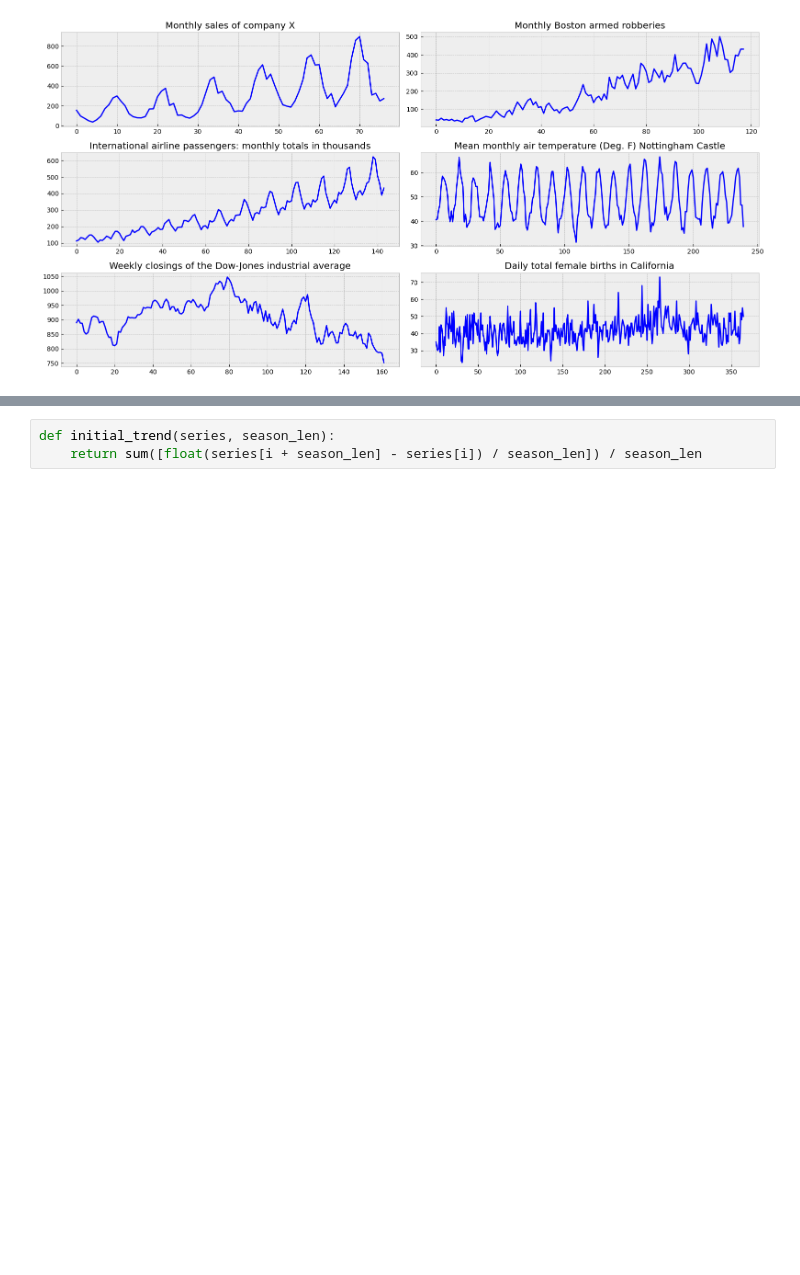
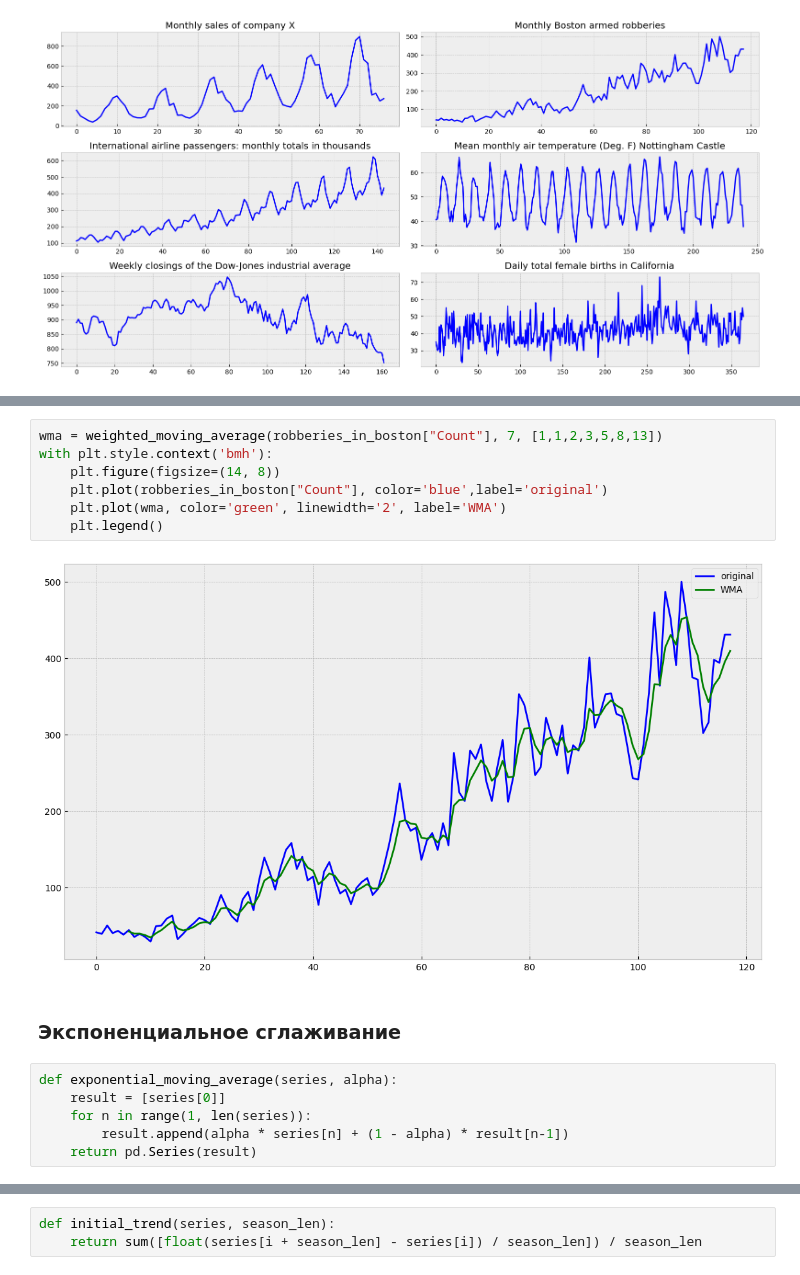
Before and after one commit to Borevi4/Borevi4, a Jupyter notebook: Практика_HW_2.ipynb, the cells around one changed output, grey strips where cells are left out. Cells and saved outputs as stored; diff of their text form; blank space fills up the shorter version.

```diff
--- a/Практика_HW_2.ipynb
+++ b/Практика_HW_2.ipynb
@@ -71,0 +146,17 @@ with plt.style.context('bmh'):
+# %%
+wma = weighted_moving_average(robberies_in_boston["Count"], 7, [1,1,2,3,5,8,13])
+with plt.style.context('bmh'):
+    plt.figure(figsize=(14, 8))
+    plt.plot(robberies_in_boston["Count"], color='blue',label='original')
+    plt.plot(wma, color='green', linewidth='2', label='WMA')
+    plt.legend()
+# %% [output]
+[figure, added]
+# %% [markdown]
+### Экспоненциальное сглаживание
+# %%
+def exponential_moving_average(series, alpha):
+    result = [series[0]]
+    for n in range(1, len(series)):
+        result.append(alpha * series[n] + (1 - alpha) * result[n-1])
+    return pd.Series(result)
```
Also changed, not shown: parts of 28 cells of this notebook.
